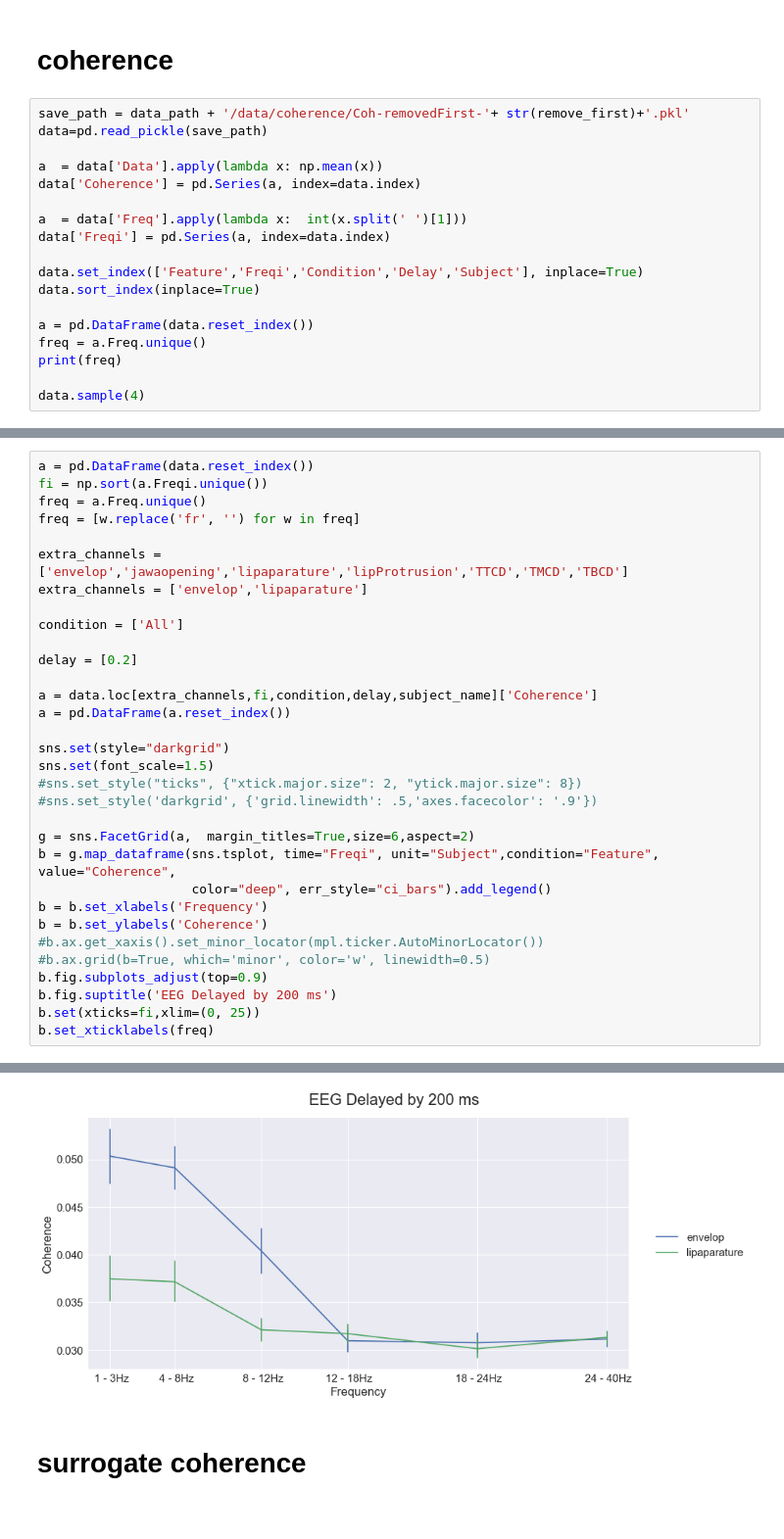
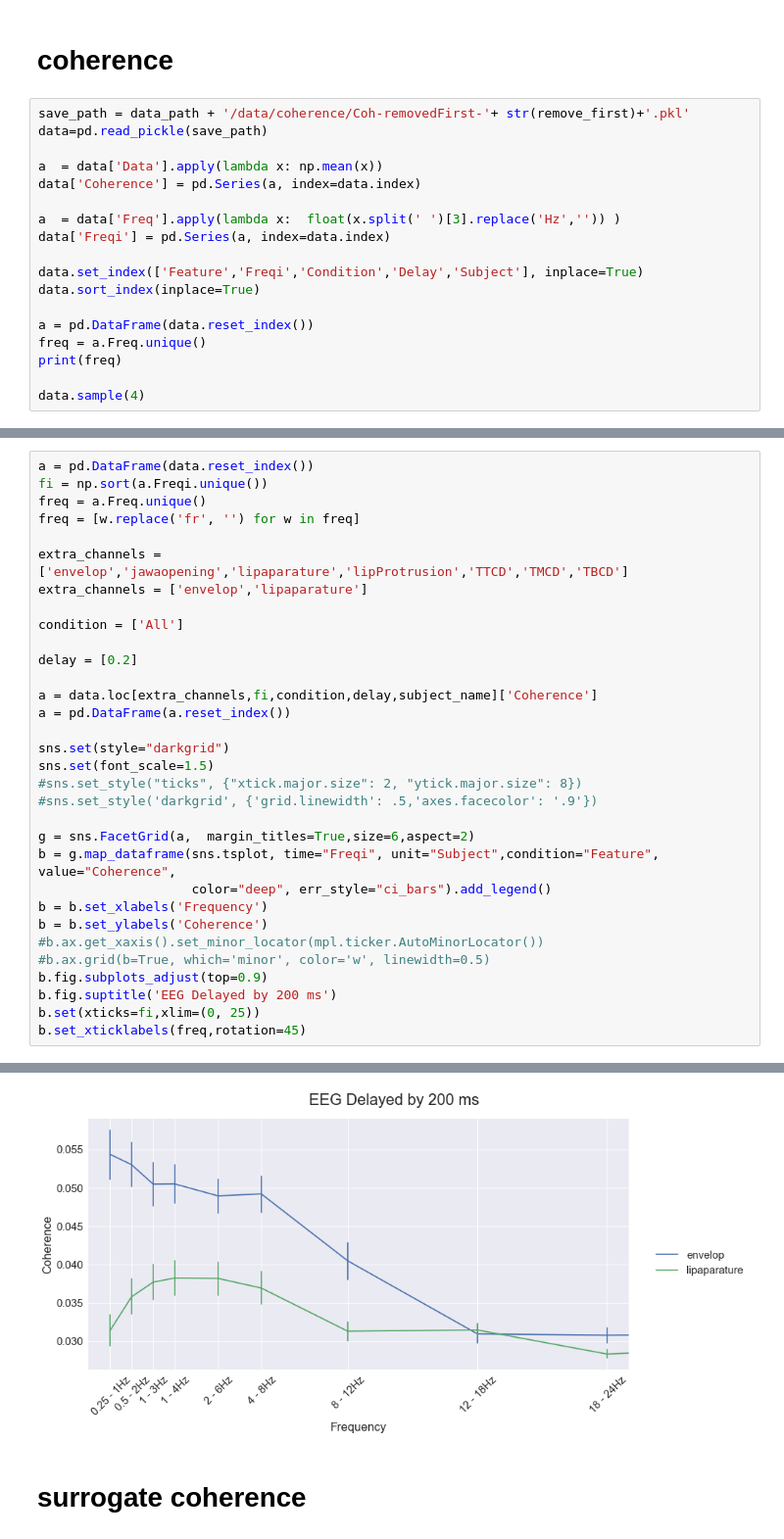
Before and after one commit to sankar-mukherjee/entrainment_python, a Jupyter notebook: paper.ipynb, the cells around one changed output, grey strips where cells are left out. Shown at 98% size. Saved outputs shown, nothing was run; the diff lists cells and outputs as text.

```diff
--- a/paper.ipynb
+++ b/paper.ipynb
@@ -48,7 +48,7 @@ data=pd.read_pickle(save_path)
 a  = data['Data'].apply(lambda x: np.mean(x))
 data['Coherence'] = pd.Series(a, index=data.index)
 
-a  = data['Freq'].apply(lambda x:  int(x.split(' ')[1]))
+a  = data['Freq'].apply(lambda x:  float(x.split(' ')[3].replace('Hz','')) )
 data['Freqi'] = pd.Series(a, index=data.index)
 
 data.set_index(['Feature','Freqi','Condition','Delay','Subject'], inplace=True)
@@ -74,35 +74,35 @@ fi = np.sort(a.Freqi.unique())
 freq = a.Freq.unique()
 freq = [w.replace('fr', '') for w in freq]
 
 extra_channels = ['envelop','jawaopening','lipaparature','lipProtrusion','TTCD','TMCD','TBCD']
 extra_channels = ['envelop','lipaparature']
 
 condition = ['All']
 
 delay = [0.2]
 
 a = data.loc[extra_channels,fi,condition,delay,subject_name]['Coherence']
 a = pd.DataFrame(a.reset_index())
 
 sns.set(style="darkgrid")
 sns.set(font_scale=1.5)
 #sns.set_style("ticks", {"xtick.major.size": 2, "ytick.major.size": 8})
 #sns.set_style('darkgrid', {'grid.linewidth': .5,'axes.facecolor': '.9'})
 
 g = sns.FacetGrid(a,  margin_titles=True,size=6,aspect=2)
 b = g.map_dataframe(sns.tsplot, time="Freqi", unit="Subject",condition="Feature", value="Coherence",
                     color="deep", err_style="ci_bars").add_legend()
 b = b.set_xlabels('Frequency')
 b = b.set_ylabels('Coherence')
 #b.ax.get_xaxis().set_minor_locator(mpl.ticker.AutoMinorLocator())
 #b.ax.grid(b=True, which='minor', color='w', linewidth=0.5)
 b.fig.subplots_adjust(top=0.9)
 b.fig.suptitle('EEG Delayed by 200 ms')
 b.set(xticks=fi,xlim=(0, 25))
-b.set_xticklabels(freq)
+b.set_xticklabels(freq,rotation=45)
 # %% [output]
 <seaborn.axisgrid.FacetGrid at 0x...>
-[figure, old version]
+[figure, new version]
 # %% [markdown]
 # surrogate coherence
 # %%
```
Also changed, not shown: parts of 29 cells of this notebook, 2 other files.
